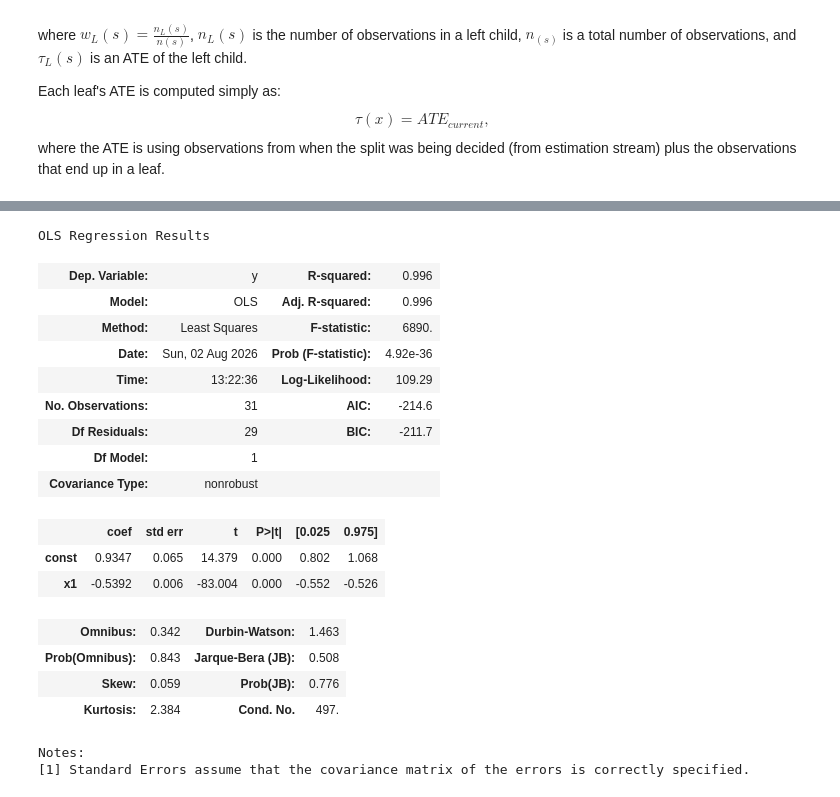
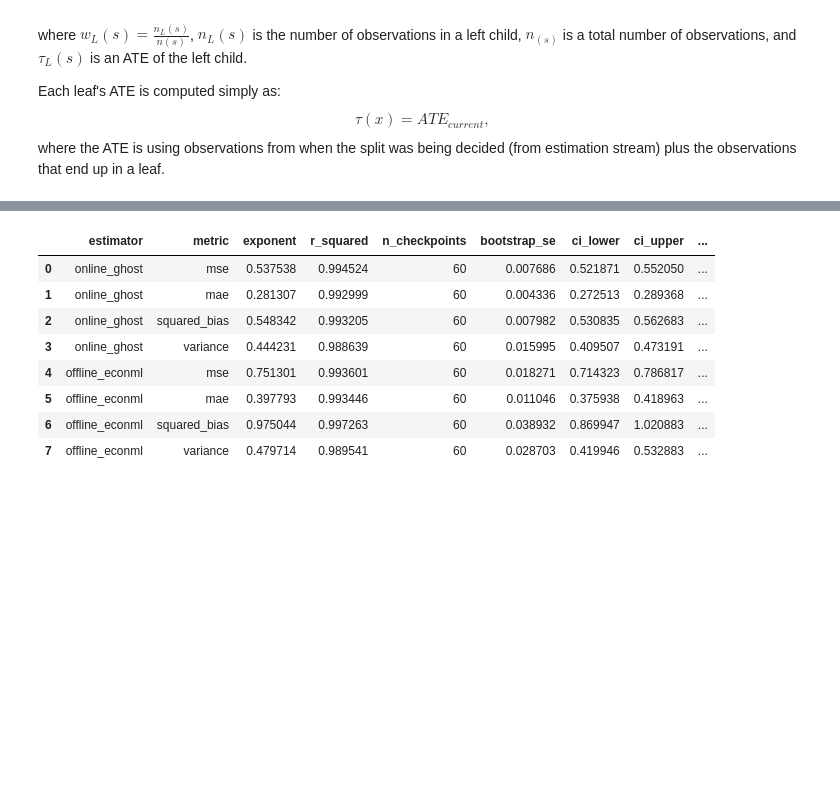
Before and after one commit to goxmox/online_random_forest, a Jupyter notebook: online_rf.ipynb, the cells around one changed output, grey strips where cells are left out. Saved outputs shown, nothing was run; the diff lists cells and outputs as text; code cells hidden in the pictures; blank space fills up the shorter version.

```diff
--- a/online_rf.ipynb
+++ b/online_rf.ipynb
@@ -834,25 +2584,35 @@ plt.show()
 # %%
-import statsmodels.api as sm
+def exponent_frame(summary, estimator_name):
+    bootstrap = summary["exponents"]["bootstrap"]
+    rows = []
+    for metric_name, fit in summary["exponents"]["metrics"].items():
+        boot = None if bootstrap is None else bootstrap["metrics"][metric_name]
+        rows.append({
+            "estimator": estimator_name,
+            "metric": metric_name,
+            "exponent": fit["estimate"],
+            "r_squared": fit["r_squared"],
+            "n_checkpoints": fit["n_checkpoints"],
+            "bootstrap_se": np.nan if boot is None else boot["standard_error"],
+            "ci_lower": np.nan if boot is None else boot["confidence_interval"][0],
+            "ci_upper": np.nan if boot is None else boot["confidence_interval"][1],
+            "bootstrap_valid_fraction": np.nan if boot is None else boot["valid_fraction"],
+        })
+    return pd.DataFrame(rows)
 
-sm.OLS(exog=sm.add_constant(np.log(np.arange(startup_n + 500 * 30, startup_n + 500 * (epochs + 1), 500))), endog=np.log(mean_mse_offline[29:])).fit().summary()
+exponent_results = pd.concat([
+    exponent_frame(online_metrics, PRIMARY_ONLINE_ESTIMATOR.name),
+    exponent_frame(offline_metrics, PRIMARY_OFFLINE_ESTIMATOR.name),
+], ignore_index=True)
+exponent_results
 # %% [output]
-OLS Regression Results
-| Dep. Variable: | y | R-squared: | 0.996 |
-| Model: | OLS | Adj. R-squared: | 0.996 |
-| Method: | Least Squares | F-statistic: | 6890. |
-| Date: | Sun, 02 Aug 2026 | Prob (F-statistic): | 4.92e-36 |
-| Time: | 13:22:36 | Log-Likelihood: | 109.29 |
-| No. Observations: | 31 | AIC: | -214.6 |
-| Df Residuals: | 29 | BIC: | -211.7 |
-| Df Model: | 1 |  |  |
-| Covariance Type: | nonrobust |  |  |
+|  | estimator | metric | exponent | r_squared | n_checkpoints | bootstrap_se | ci_lower | ci_upper | ... |
+| 0 | online_ghost | mse | 0.537538 | 0.994524 | 60 | 0.007686 | 0.521871 | 0.552050 | ... |
+| 1 | online_ghost | mae | 0.281307 | 0.992999 | 60 | 0.004336 | 0.272513 | 0.289368 | ... |
+| 2 | online_ghost | squared_bias | 0.548342 | 0.993205 | 60 | 0.007982 | 0.530835 | 0.562683 | ... |
+| 3 | online_ghost | variance | 0.444231 | 0.988639 | 60 | 0.015995 | 0.409507 | 0.473191 | ... |
+| 4 | offline_econml | mse | 0.751301 | 0.993601 | 60 | 0.018271 | 0.714323 | 0.786817 | ... |
+| 5 | offline_econml | mae | 0.397793 | 0.993446 | 60 | 0.011046 | 0.375938 | 0.418963 | ... |
+| 6 | offline_econml | squared_bias | 0.975044 | 0.997263 | 60 | 0.038932 | 0.869947 | 1.020883 | ... |
+| 7 | offline_econml | variance | 0.479714 | 0.989541 | 60 | 0.028703 | 0.419946 | 0.532883 | ... |
-|  | coef | std err | t | P>|t| | [0.025 | 0.975] |
-| const | 0.9347 | 0.065 | 14.379 | 0.000 | 0.802 | 1.068 |
-| x1 | -0.5392 | 0.006 | -83.004 | 0.000 | -0.552 | -0.526 |
-| Omnibus: | 0.342 | Durbin-Watson: | 1.463 |
-| Prob(Omnibus): | 0.843 | Jarque-Bera (JB): | 0.508 |
-| Skew: | 0.059 | Prob(JB): | 0.776 |
-| Kurtosis: | 2.384 | Cond. No. | 497. |
-Notes:
-[1] Standard Errors assume that the covariance matrix of the errors is correctly specified.
 # %%
```
Also changed, not shown: parts of 17 cells of this notebook.
